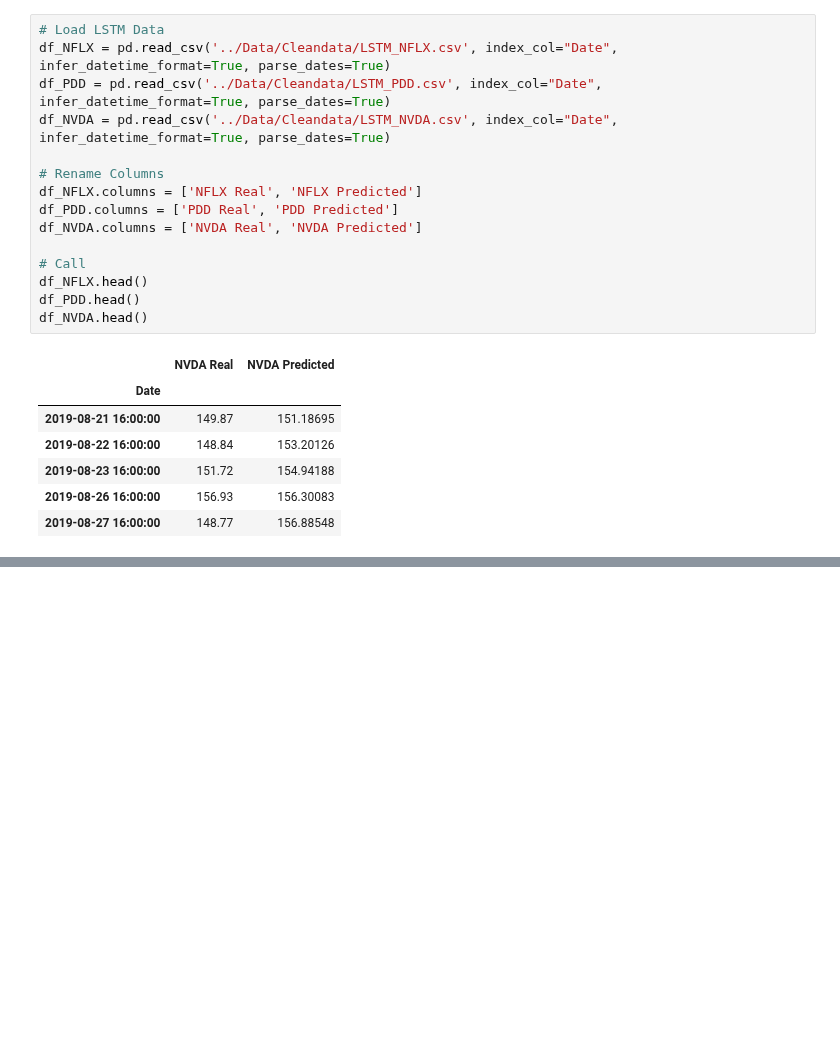
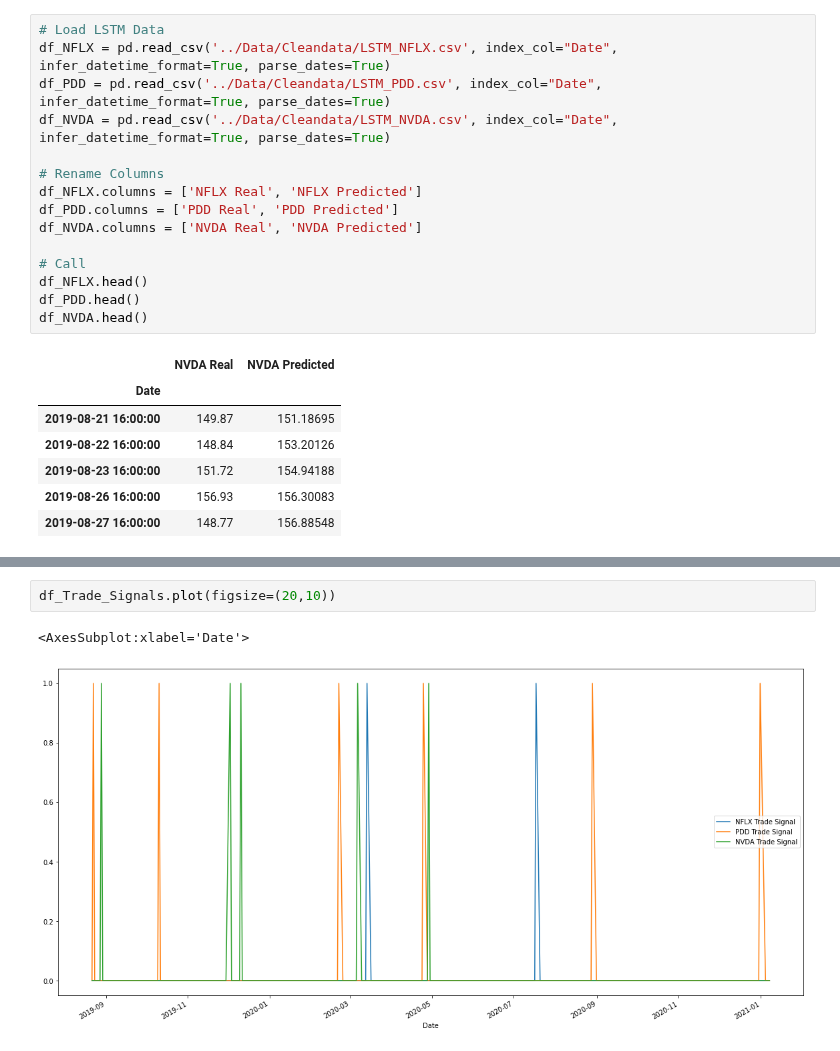
Before and after one commit to vsmolina/Machine_Teachers, a Jupyter notebook: Project Final/Stock_predictor - Signals FINAL.ipynb, the cells around one changed output, grey strips where cells are left out. Cells and saved outputs as stored; diff of their text form; blank space fills up the shorter version.

```diff
--- a/Project Final/Stock_predictor - Signals FINAL.ipynb
+++ b/Project Final/Stock_predictor - Signals FINAL.ipynb
@@ -246,0 +257,5 @@ df_Trade_Signals['NVDA Trade Signal'].sum()
+# %%
+df_Trade_Signals.plot(figsize=(20,10))
+# %% [output]
+<AxesSubplot:xlabel='Date'>
+[figure, added]
```
Also changed, not shown: parts of 18 cells of this notebook, 1 other file.
